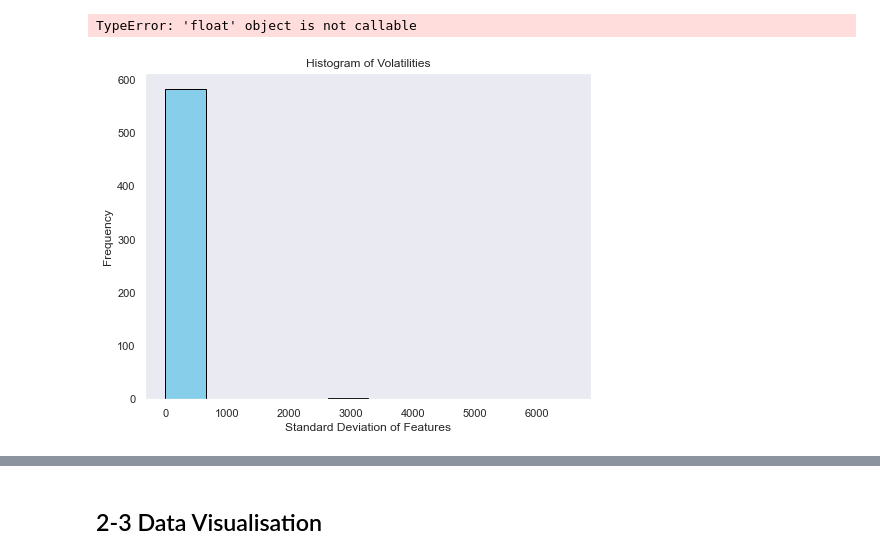
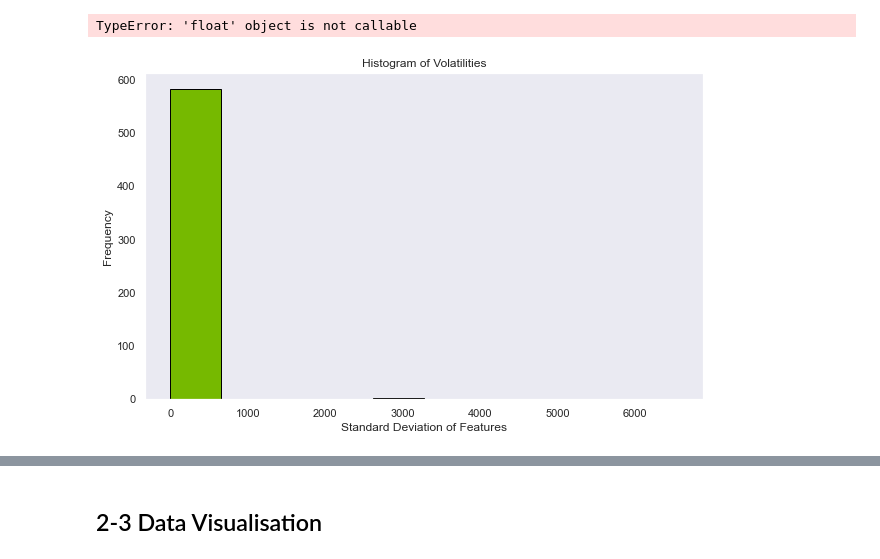
Before and after one commit to HayateSato/SECOM_Project, a Jupyter notebook: secom_file_hayate.ipynb, the cells around one changed output, grey strips where cells are left out. Drawn from its saved outputs; the diff is of its cells as text; code cells hidden in the pictures.

```diff
--- a/secom_file_hayate.ipynb
+++ b/secom_file_hayate.ipynb
@@ -244,16 +244,16 @@ TypeError: 'float' object is not callable
 # %%
 import matplotlib.pyplot as plt
 # Calculate volatilities (standard deviations) for each column
 volatilities = features_df.std()
 
 sns.set_theme()
 # Plot histogram
-plt.figure(figsize=(8, 6))
-plt.hist(volatilities, bins=10, color='skyblue', edgecolor='black')
+plt.figure(figsize=(10, 6))
+plt.hist(volatilities, bins=10, color='#76B900', edgecolor='black')
 plt.xlabel('Standard Deviation of Features')
 plt.ylabel('Frequency')
 plt.title('Histogram of Volatilities')
 plt.grid(False)
 plt.show()
 # %% [output]
-[figure, old version]
+[figure, new version]
```
Also changed, not shown: parts of 1 cell of this notebook.
